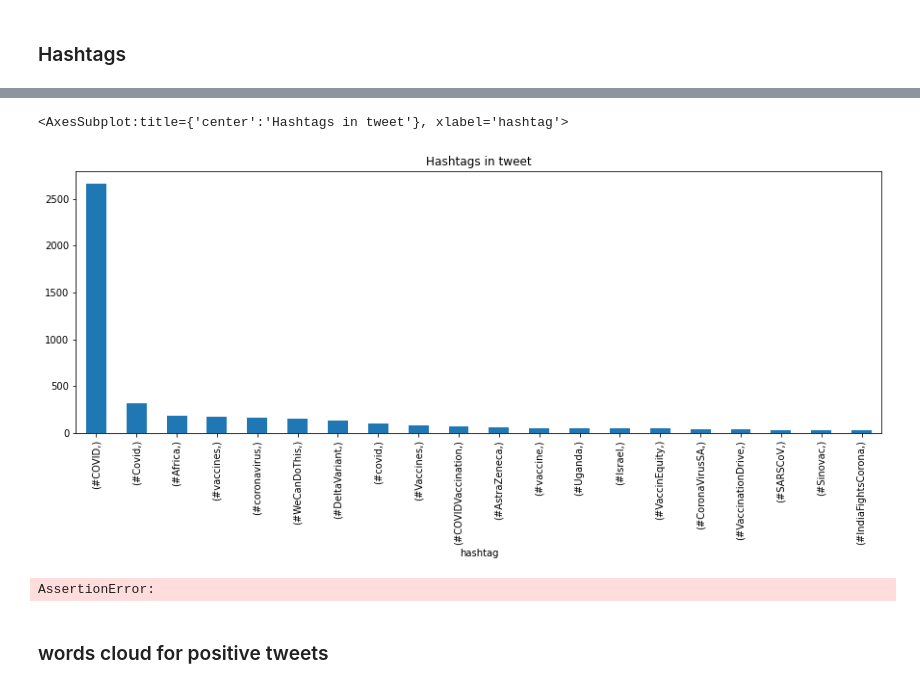
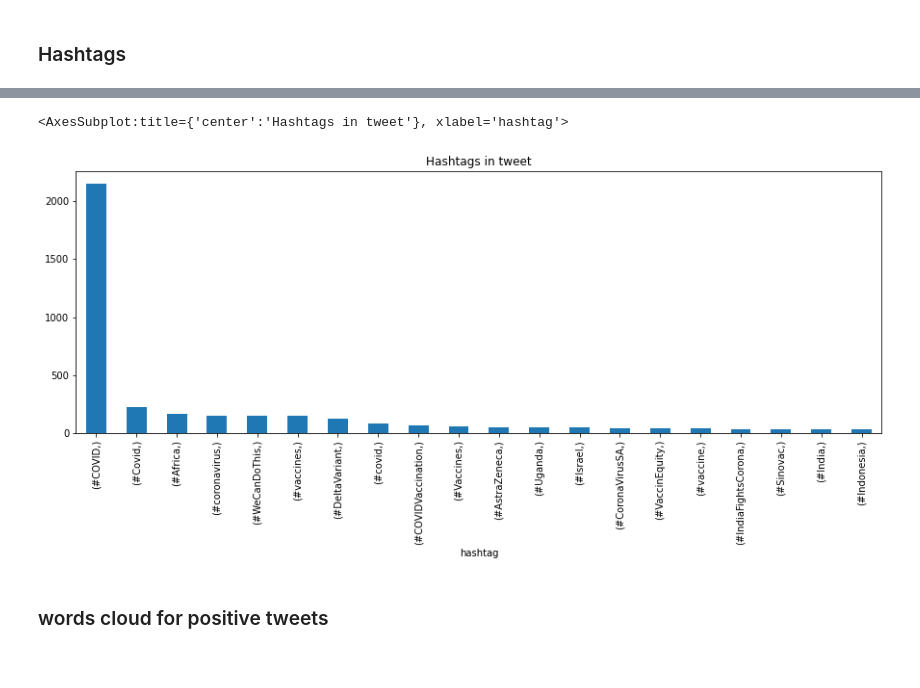
Before and after one commit to eandualem/Twitter-Data-Analysis, a Jupyter notebook: notebooks/preprocessing.ipynb, the cells around one changed output, grey strips where cells are left out. Saved outputs shown, nothing was run; the diff lists cells and outputs as text; code cells hidden in the pictures.

```diff
--- a/notebooks/preprocessing.ipynb
+++ b/notebooks/preprocessing.ipynb
@@ -227,0 +292,12 @@ hashtags_list_df[:5]
+# %%
+def string_to_array(data):
+  if data == ' ':
+    return None
+  else:
+    return data.split(' ')
+# %%
+tweets_df = pd.DataFrame(columns=['hashtags', 'hashtags_in_tweets'])
+tweets_df['hashtags'] = tweets['hashtags'].apply(string_to_array)
+tweets_df['hashtags_in_tweets'] = tweets['hashtags_in_tweets'].apply(
+    string_to_array)
+tweets_df
@@ -227,0 +318,3 @@ hashtags_list_df[:5]
+# %%
+tweets_df.dropna(inplace=True)
+tweets_df
@@ -252,0 +355,7 @@ dtype: int64
+# %%
+flattened_hashtags_in_tweets_df = pd.DataFrame(
+    [hashtag for hashtags_list in tweets_df.hashtags_in_tweets
+     for hashtag in hashtags_list],
+    columns=['hashtag'])
+
+flattened_hashtags_in_tweets_df
@@ -279,13 +408,9 @@ ax = tweet_sent.plot(
 # %%
-flattened_hashtags_df.value_counts()[:20].plot(
+flattened_hashtags_in_tweets_df.value_counts()[:20].plot(
     kind='bar', title='Hashtags in tweet', figsize=(15, 5))
 # %% [output]
 <AxesSubplot:title={'center':'Hashtags in tweet'}, xlabel='hashtag'>
-[figure, old version]
+[figure, new version]
-# %%
-assert sum([1, 2, 1]) == 6
-# %% [output]
-AssertionError:
 # %% [markdown]
 ### words cloud for positive tweets
 # %%
```
Also changed, not shown: parts of 34 cells of this notebook, 4 other files.
